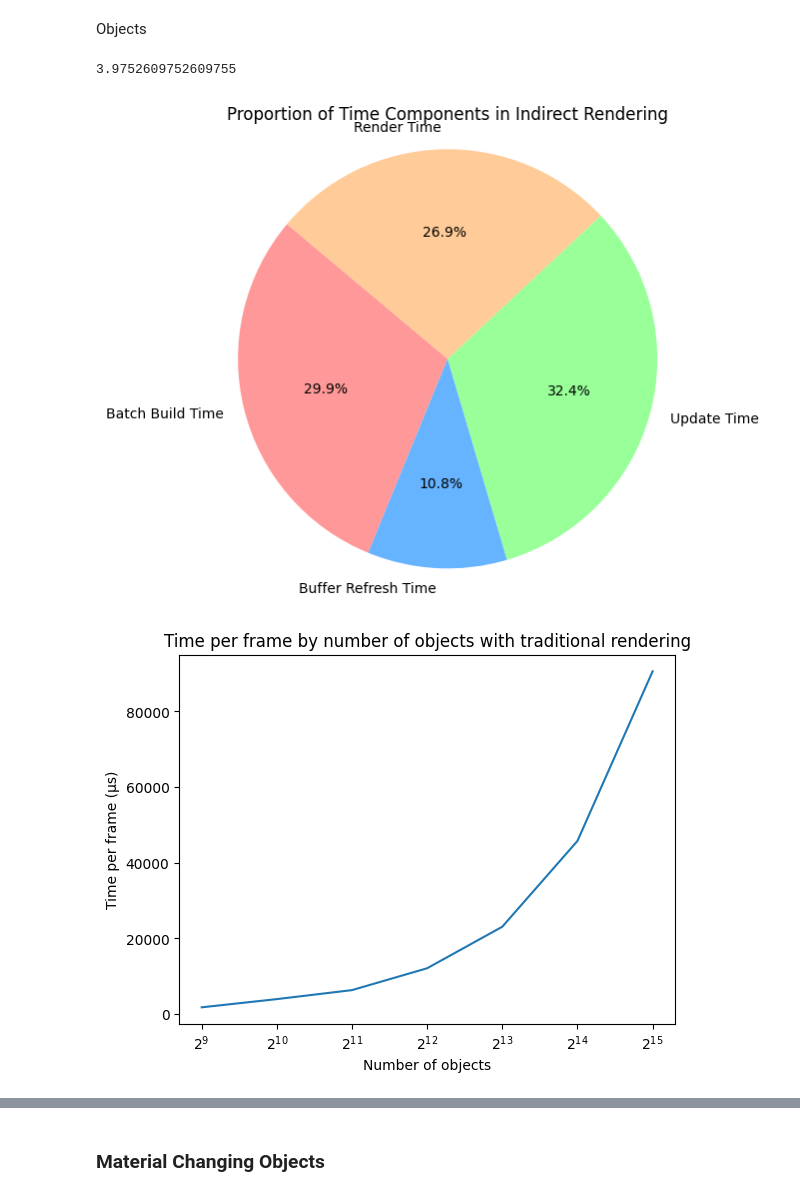
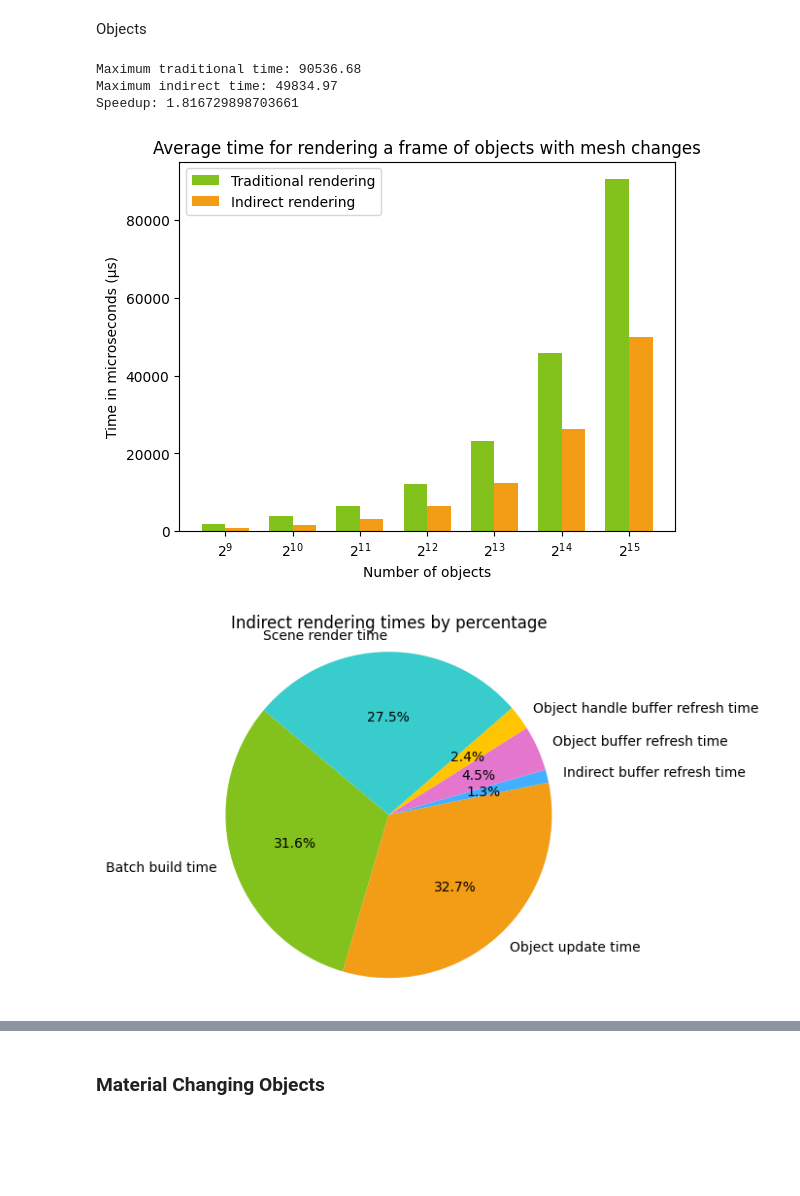
Before and after one commit to Juanxpeke/Lotus-Engine, a Jupyter notebook: experiments/experiments.ipynb, the cells around one changed output, grey strips where cells are left out. Cells and saved outputs as stored; diff of their text form; code cells hidden in the pictures; blank space fills up the shorter version.

```diff
--- a/experiments/experiments.ipynb
+++ b/experiments/experiments.ipynb
@@ -391,67 +431,63 @@ Objects
 # %%
 ms_changing_contexts = filter_contexts_k(experiment_contexts, "NumberOfObjects", "NumberOfChangingMeshObjects")
 
 ms_changing_traditional_contexts = filter_contexts(ms_changing_contexts, "ObjectRenderingMethod", "Traditional")
 ms_changing_indirect_contexts = filter_contexts(ms_changing_contexts, "ObjectRenderingMethod", "Indirect")
 
 ms_changing_traditional_results = get_merged_contexts_results(ms_changing_traditional_contexts, "NumberOfObjects")
 ms_changing_indirect_results = get_merged_contexts_results(ms_changing_indirect_contexts, "NumberOfObjects")
 
 ms_traditional_avg = ms_changing_traditional_results.groupby("NumberOfObjects").mean()
 ms_indirect_avg = ms_changing_indirect_results.groupby("NumberOfObjects").mean()
 
 
 add_sum_column(ms_traditional_avg, "FrameTime", traditional_time_columns)
 add_division_denominator_column(ms_traditional_avg, "FPS", 1_000_000, "FrameTime")
 
 add_sum_column(ms_indirect_avg, "UpdateTime", indirect_update_time_columns)
 add_sum_column(ms_indirect_avg, "BatchBuildTime", indirect_batch_time_columns)
 add_sum_column(ms_indirect_avg, "BufferRefreshTime", indirect_buffer_time_columns)
 add_sum_column(ms_indirect_avg, "FrameTime", indirect_time_columns)
 add_division_denominator_column(ms_indirect_avg, "FPS", 1_000_000, "FrameTime")
 
-print(no_indirect_avg["BatchBuildTime"].mean())
+ms_number_of_objects = ms_traditional_avg.index.tolist()
+ms_times = [ms_traditional_avg['FrameTime'].tolist(), ms_indirect_avg['FrameTime'].tolist()]
+ms_labels = ["Traditional rendering", "Indirect rendering"]
 
-# Calculate the mean times for the components of indirect rendering
-batch_time = ms_indirect_avg["BatchBuildTime"].mean()
-buffer_time = ms_indirect_avg["BufferRefreshTime"].mean()
-update_time = ms_indirect_avg["UpdateTime"].mean()
-render_time = ms_indirect_avg["IndirectSceneRenderTime"].mean()
+print("Maximum traditional time:", ms_traditional_avg['FrameTime'].max().round(2))
+print("Maximum indirect time:", ms_indirect_avg['FrameTime'].max().round(2))
+print("Speedup:", ms_traditional_avg['FrameTime'].max().round(2) / ms_indirect_avg['FrameTime'].max().round(2))
 
-labels = ["Batch Build Time", "Buffer Refresh Time", "Update Time", "Render Time"]
-sizes = [batch_time, buffer_time, update_time, render_time]
-colors = ["#ff9999","#66b3ff","#99ff99","#ffcc99"]
+generate_bar_plot(ms_times,
+                  ms_number_of_objects,
+                  ms_labels,
+                  "Average time for rendering a frame of objects with mesh changes",
+                  "Number of objects",
+                  "Time in microseconds (μs)")
 
-plt.figure(figsize=(8, 6))
-plt.pie(sizes, labels=labels, colors=colors, autopct='%1.1f%%', startangle=140)
-plt.title("Proportion of Time Components in Indirect Rendering")
-plt.axis('equal')  # Equal aspect ratio ensures that pie is drawn as a circle.
-plt.show()
+ms_times = [ms_indirect_avg["BatchBuildTime"].iloc[-1],
+            ms_indirect_avg["IndirectObjectUpdateTime"].iloc[-1],
+            ms_indirect_avg["IndirectMaterialUpdateTime"].iloc[-1],
+            ms_indirect_avg["IndirectIndirectBufferRefreshTime"].iloc[-1],
+            ms_indirect_avg["IndirectObjectBufferRefreshTime"].iloc[-1],
+            ms_indirect_avg["IndirectObjectHandleBufferRefreshTime"].iloc[-1],
+            ms_indirect_avg["IndirectMaterialBufferRefreshTime"].iloc[-1],
+            ms_indirect_avg["IndirectSceneRenderTime"].iloc[-1]]
+ms_labels = ["Batch build time",
+             "Object update time",
+             "Material update time",
+             "Indirect buffer refresh time",
+             "Object buffer refresh time",
+             "Object handle buffer refresh time",
+             "Material buffer refresh time",
+             "Scene render time"]
 
-
-generate_line_plot([ms_traditional_avg],
-                   "FrameTime",
-                   ["Traditional rendering"],
-                   "Time per frame by number of objects with traditional rendering",
-                   "Number of objects",
-                   "Time per frame (μs)",
-                   True)
-
-generate_line_plot([ms_indirect_avg],
-                   "FrameTime",
-                   ["Indirect rendering"],
-                   "Time per frame by number of objects with indirect rendering",
-                   "Number of objects",
-                   "Time per frame (μs)")
-
-generate_line_plot([ms_traditional_avg, ms_indirect_avg],
-                   "FrameTime",
-                   ["Traditional rendering", "Indirect rendering"],
-                   "Time per frame by number of objects",
-                   "Number of objects",
-                   "Time per frame (μs)",
-                   True)
+generate_pie_plot(ms_times,
+                  ms_labels,
+                  "Indirect rendering times by percentage")
 # %% [output]
-3.9752609752609755
+Maximum traditional time: 90536.68
+Maximum indirect time: 49834.97
+Speedup: 1.816729898703661
-[figure, old version]
+[figure, new version]
-[figure, old version]
+[figure, new version]
```
Also changed, not shown: parts of 5 cells of this notebook, 58 other files.
